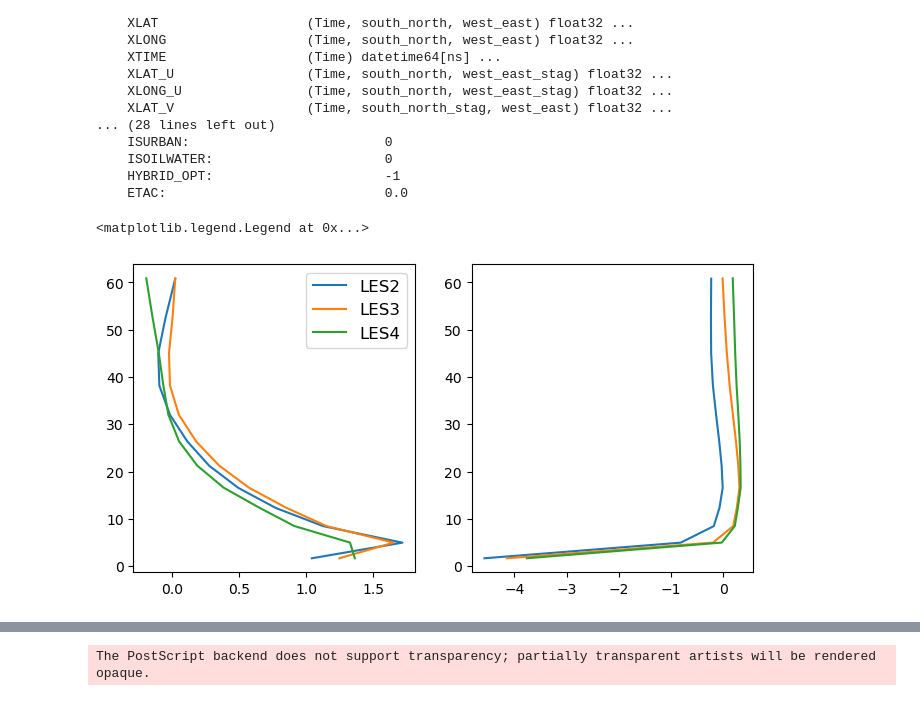
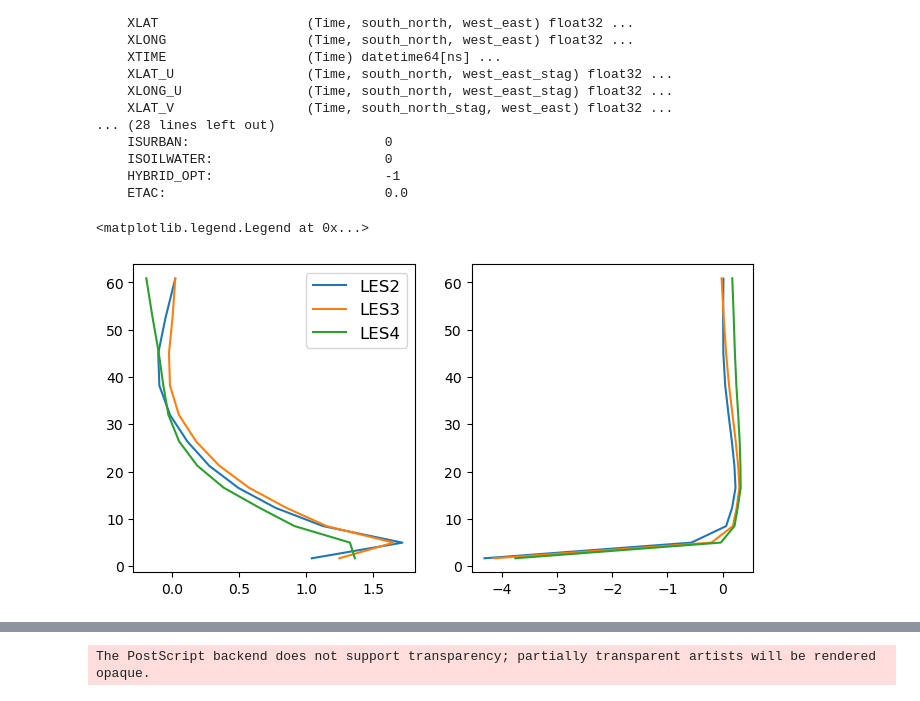
Before and after one commit to adconnolly/SlopeFlow, a Jupyter notebook: analysis/plot_profiles_slopeCompare.ipynb, the cells around one changed output, grey strips where cells are left out. Drawn from its saved outputs; the diff is of its cells as text; code cells hidden in the pictures.

```diff
--- a/analysis/plot_profiles_slopeCompare.ipynb
+++ b/analysis/plot_profiles_slopeCompare.ipynb
@@ -42,11 +42,12 @@ dx = ds.attrs['DX']
 xmid = (nx-1)/2*dx
 # xplots = [xmid + 3275 + dx, xmid + 2525, xmid + 2125]
 xuv = np.arange(0,nx*dx,dx)
-Tref = 308
+# Tref = 308
 lapse = 0.015 # K/m
 # %%
 L2 = 1000.
 L1s = [4502., 3000., 2248.]
+Trefs = [307.75, 308, 308]
 xFDs = [xmid + dx/2 + L2 + ( (L1/2)//dx)*dx for L1 in L1s]
 xplots = xFDs
 ixs = [np.where(xuv == xplot)[0][0] for xplot in xplots]
@@ -59,30 +60,32 @@ loclabels=[str(int(xp-xmid)) for xp in xplots]
 # %%
 try:
     del(fig, axs)
     print("deleted old figure")
     fig, axs = plt.subplots( 1, 2, figsize=(8, 4) )
 except:
     fig, axs = plt.subplots( 1, 2, figsize=(8, 4) )
 
 for i,path in enumerate(paths):
     ix = ixs[i]
     ds = xr.open_dataset(path+'/'+file)#+'.nc')
 
     zc, zu = zgrid(ds, itime, ktop, ix)
 
+    Tref = Trefs[i]
+
     u_wrf = ds['U'][itime,:ktop,:,ix].mean(dim="south_north")
     T_wrf = ds['T'][itime,:ktop,:,ix-1:ix+1].mean(dim="south_north") + 300 - Tref - lapse*zc
 
     axs[0].plot(u_wrf, zu, label=path[-4:])#+' '+timelabel+' LT')
     axs[1].plot(T_wrf.mean(axis=1), zc.mean(axis=1),
             label=r'$x-x_{\text{mid}}=$'+loclabels[i]+' m')
 
 
 axs[0].legend(fontsize=12)
 #axs[1].legend(fontsize=12)
 # %% [output]
 <matplotlib.legend.Legend at 0x...>
-[figure, old version]
+[figure, new version]
 # %%
 for ax in axs:
     ax.set_ylim( (0, ztop) )
```
Also changed, not shown: parts of 1 cell of this notebook, 2 other files.
